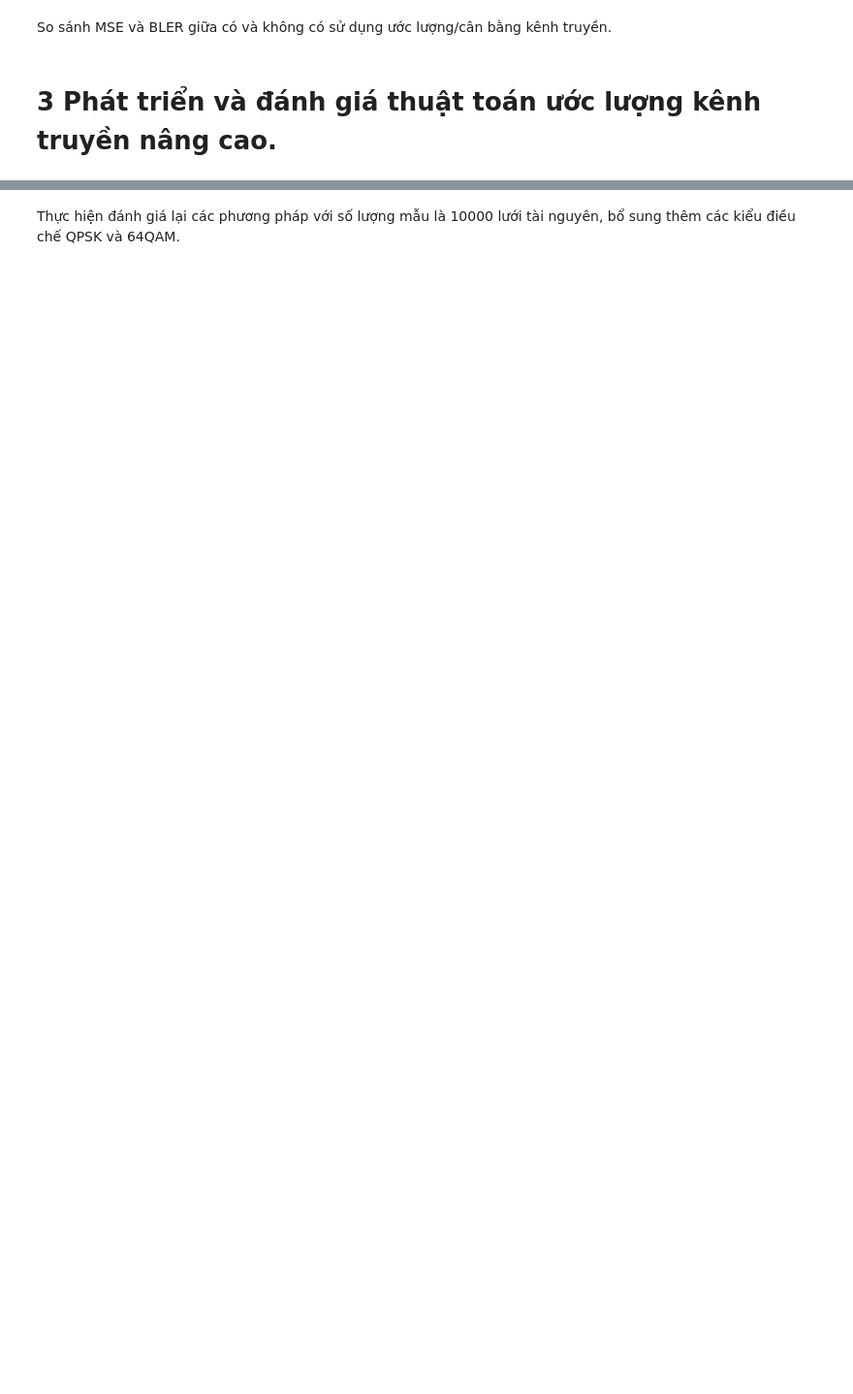
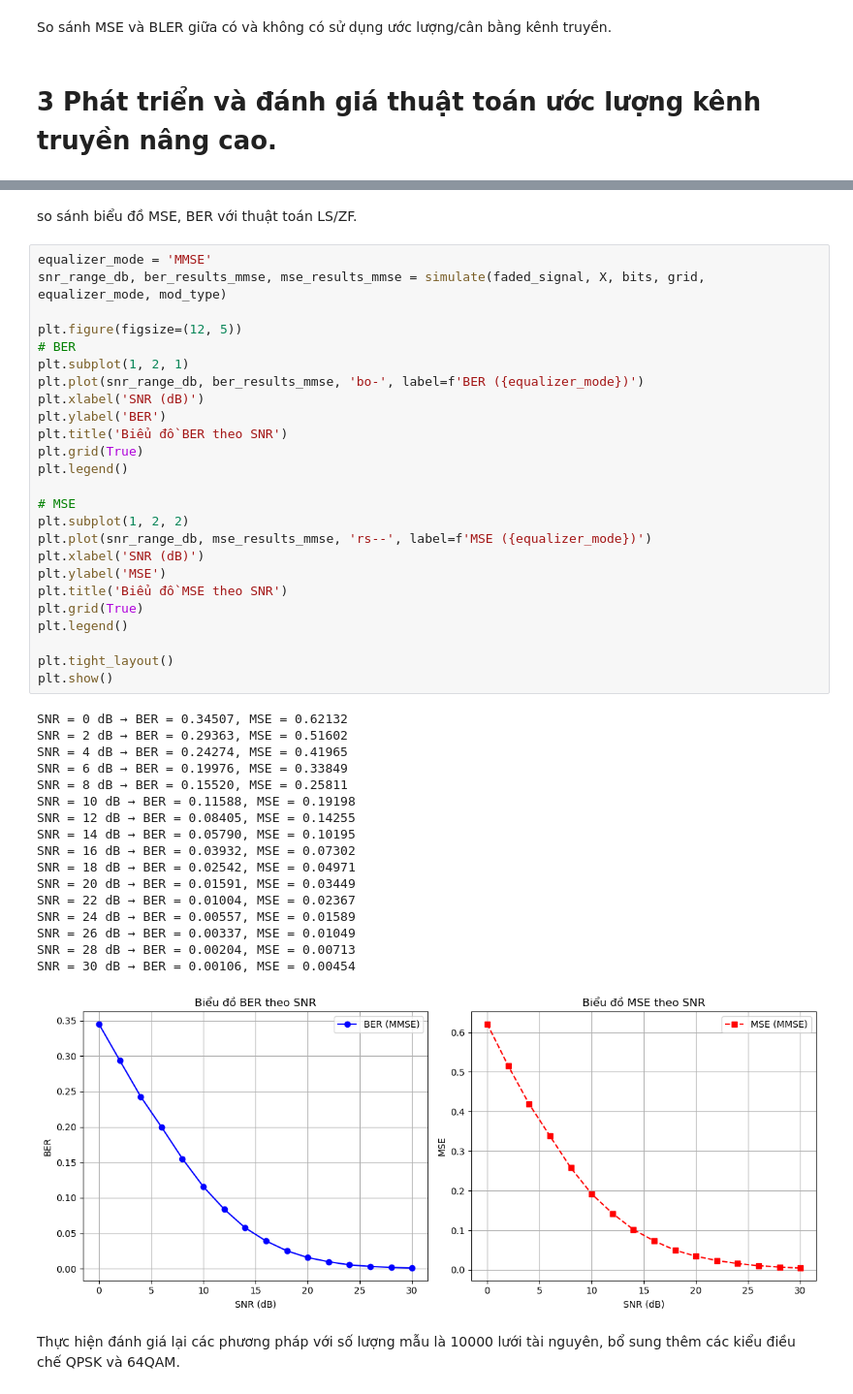
Before and after one commit to nguyenmanhdung183/estimate-equal-channel, a Jupyter notebook: main.ipynb, the cells around one changed output, grey strips where cells are left out. Shown at 97% size. Cells and saved outputs as stored; diff of their text form; blank space fills up the shorter version.

```diff
--- a/main.ipynb
+++ b/main.ipynb
@@ -188,3 +242,48 @@ BER (MMSE): 0.013026
+# %% [markdown]
+so sánh biểu đồ MSE, BER với thuật toán LS/ZF.
+# %%
+equalizer_mode = 'MMSE'
+snr_range_db, ber_results_mmse, mse_results_mmse = simulate(faded_signal, X, bits, grid, equalizer_mode, mod_type)
+
+plt.figure(figsize=(12, 5))
+# BER
+plt.subplot(1, 2, 1)
+plt.plot(snr_range_db, ber_results_mmse, 'bo-', label=f'BER ({equalizer_mode})')
+plt.xlabel('SNR (dB)')
+plt.ylabel('BER')
+plt.title('Biểu đồ BER theo SNR')
+plt.grid(True)
+plt.legend()
+
+# MSE
+plt.subplot(1, 2, 2)
+plt.plot(snr_range_db, mse_results_mmse, 'rs--', label=f'MSE ({equalizer_mode})')
+plt.xlabel('SNR (dB)')
+plt.ylabel('MSE')
+plt.title('Biểu đồ MSE theo SNR')
+plt.grid(True)
+plt.legend()
+
+plt.tight_layout()
+plt.show()
+# %% [output]
+SNR = 0 dB → BER = 0.34507, MSE = 0.62132
+SNR = 2 dB → BER = 0.29363, MSE = 0.51602
+SNR = 4 dB → BER = 0.24274, MSE = 0.41965
+SNR = 6 dB → BER = 0.19976, MSE = 0.33849
+SNR = 8 dB → BER = 0.15520, MSE = 0.25811
+SNR = 10 dB → BER = 0.11588, MSE = 0.19198
+SNR = 12 dB → BER = 0.08405, MSE = 0.14255
+SNR = 14 dB → BER = 0.05790, MSE = 0.10195
+SNR = 16 dB → BER = 0.03932, MSE = 0.07302
+SNR = 18 dB → BER = 0.02542, MSE = 0.04971
+SNR = 20 dB → BER = 0.01591, MSE = 0.03449
+SNR = 22 dB → BER = 0.01004, MSE = 0.02367
+SNR = 24 dB → BER = 0.00557, MSE = 0.01589
+SNR = 26 dB → BER = 0.00337, MSE = 0.01049
+SNR = 28 dB → BER = 0.00204, MSE = 0.00713
+SNR = 30 dB → BER = 0.00106, MSE = 0.00454
+[figure, added]
 # %% [markdown]
 Thực hiện đánh giá lại các phương pháp với số lượng mẫu là 10000 lưới tài nguyên,
 bổ sung thêm các kiểu điều chế QPSK và 64QAM.
```
Also changed, not shown: parts of 16 cells of this notebook, 6 other files.
